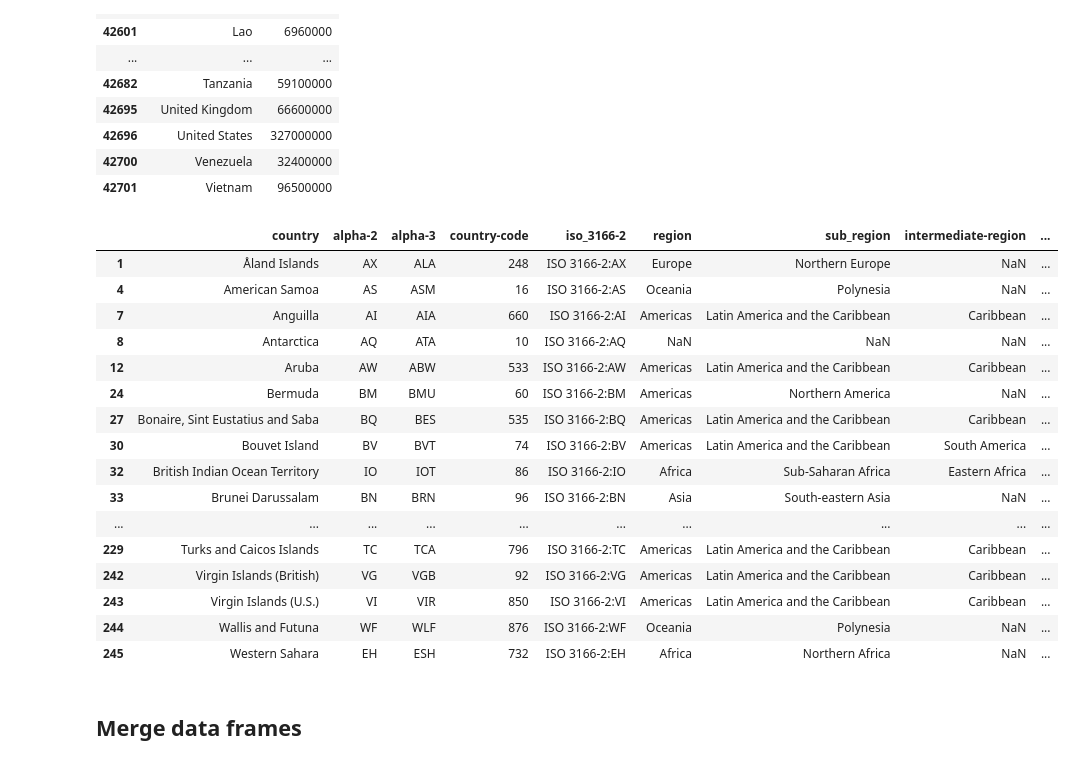
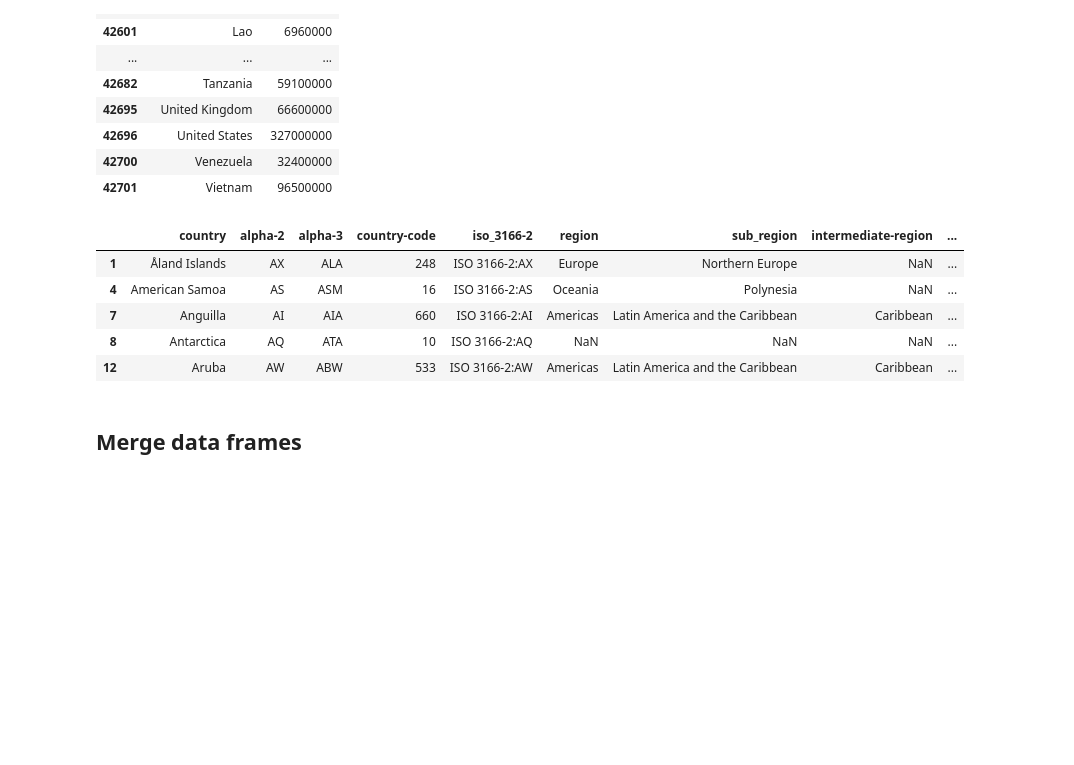
Before and after one commit to BME1478H/BME1478material, a Jupyter notebook: final-assignment/code/bme1478-dataset-generation.ipynb, the cells around one changed output. Saved outputs shown, nothing was run; the diff lists cells and outputs as text; code cells hidden in the pictures; blank space fills up the shorter version.

```diff
--- a/final-assignment/code/bme1478-dataset-generation.ipynb
+++ b/final-assignment/code/bme1478-dataset-generation.ipynb
@@ -220,25 +245,14 @@ country_regions.loc[country_regions['country'].str.startswith('Lao'), 'country']
 country_regions.loc[country_regions['country'].str.startswith('Côte '), 'country'] = "Cote d'Ivoire"
 country_regions.loc[country_regions['country'].str.startswith('Eswatini'), 'country'] = 'Swaziland'
 # %%
-country_regions.loc[~country_regions['country'].isin(pop_melt['country'])]
+country_regions.loc[~country_regions['country'].isin(pop_melt['country'])].head()
 # %% [output]
 |  | country | alpha-2 | alpha-3 | country-code | iso_3166-2 | region | sub_region | intermediate-region | ... |
 | 1 | Åland Islands | AX | ALA | 248 | ISO 3166-2:AX | Europe | Northern Europe | NaN | ... |
 | 4 | American Samoa | AS | ASM | 16 | ISO 3166-2:AS | Oceania | Polynesia | NaN | ... |
 | 7 | Anguilla | AI | AIA | 660 | ISO 3166-2:AI | Americas | Latin America and the Caribbean | Caribbean | ... |
 | 8 | Antarctica | AQ | ATA | 10 | ISO 3166-2:AQ | NaN | NaN | NaN | ... |
 | 12 | Aruba | AW | ABW | 533 | ISO 3166-2:AW | Americas | Latin America and the Caribbean | Caribbean | ... |
-| 24 | Bermuda | BM | BMU | 60 | ISO 3166-2:BM | Americas | Northern America | NaN | ... |
-| 27 | Bonaire, Sint Eustatius and Saba | BQ | BES | 535 | ISO 3166-2:BQ | Americas | Latin America and the Caribbean | Caribbean | ... |
-| 30 | Bouvet Island | BV | BVT | 74 | ISO 3166-2:BV | Americas | Latin America and the Caribbean | South America | ... |
-| 32 | British Indian Ocean Territory | IO | IOT | 86 | ISO 3166-2:IO | Africa | Sub-Saharan Africa | Eastern Africa | ... |
-| 33 | Brunei Darussalam | BN | BRN | 96 | ISO 3166-2:BN | Asia | South-eastern Asia | NaN | ... |
-| ... | ... | ... | ... | ... | ... | ... | ... | ... | ... |
-| 229 | Turks and Caicos Islands | TC | TCA | 796 | ISO 3166-2:TC | Americas | Latin America and the Caribbean | Caribbean | ... |
-| 242 | Virgin Islands (British) | VG | VGB | 92 | ISO 3166-2:VG | Americas | Latin America and the Caribbean | Caribbean | ... |
-| 243 | Virgin Islands (U.S.) | VI | VIR | 850 | ISO 3166-2:VI | Americas | Latin America and the Caribbean | Caribbean | ... |
-| 244 | Wallis and Futuna | WF | WLF | 876 | ISO 3166-2:WF | Oceania | Polynesia | NaN | ... |
-| 245 | Western Sahara | EH | ESH | 732 | ISO 3166-2:EH | Africa | Northern Africa | NaN | ... |
 # %% [markdown]
 ## Merge data frames
 # %%
```
Also changed, not shown: parts of 8 cells of this notebook, 7 other files.
